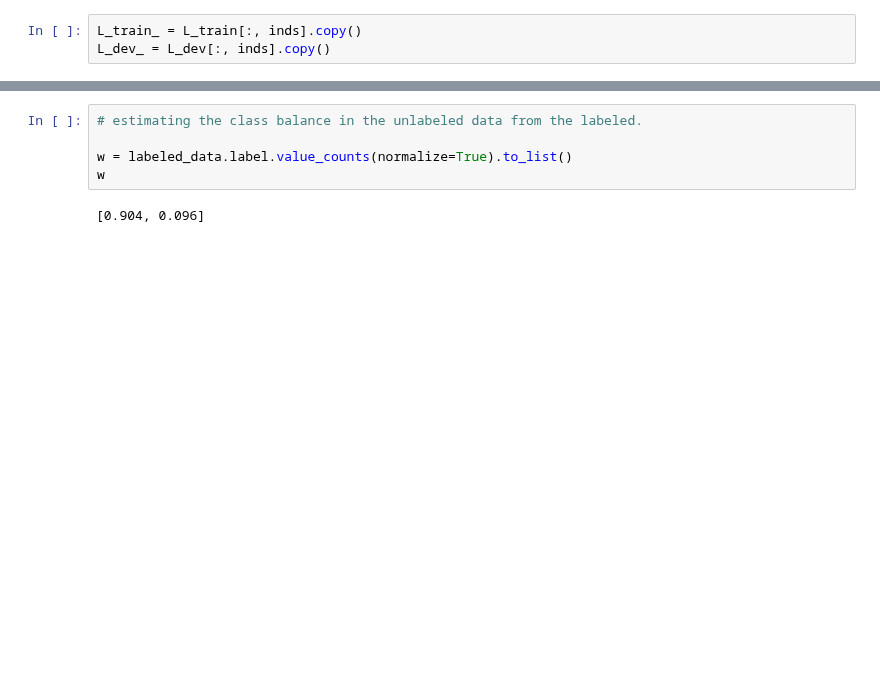
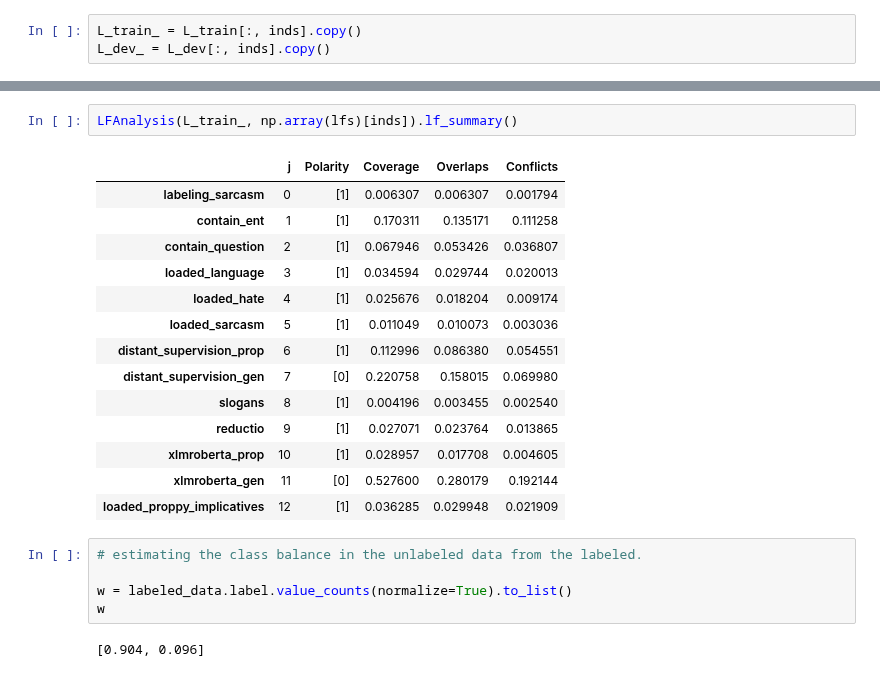
Before and after one commit to iSemantics-ai/Arabic-Propaganda-Detection, a Jupyter notebook: notebooks/labeling_functions.ipynb, the cells around one changed output, grey strips where cells are left out. Saved outputs shown, nothing was run; the diff lists cells and outputs as text; blank space fills up the shorter version.

```diff
--- a/notebooks/labeling_functions.ipynb
+++ b/notebooks/labeling_functions.ipynb
@@ -1059,3 +1052,20 @@ LFAnalysis(L_dev_, np.array(lfs)[inds]).lf_summary(labeled_data.label.values)
+# %%
+LFAnalysis(L_train_, np.array(lfs)[inds]).lf_summary()
+# %% [output]
+|  | j | Polarity | Coverage | Overlaps | Conflicts |
+| labeling_sarcasm | 0 | [1] | 0.006307 | 0.006307 | 0.001794 |
+| contain_ent | 1 | [1] | 0.170311 | 0.135171 | 0.111258 |
+| contain_question | 2 | [1] | 0.067946 | 0.053426 | 0.036807 |
+| loaded_language | 3 | [1] | 0.034594 | 0.029744 | 0.020013 |
+| loaded_hate | 4 | [1] | 0.025676 | 0.018204 | 0.009174 |
+| loaded_sarcasm | 5 | [1] | 0.011049 | 0.010073 | 0.003036 |
+| distant_supervision_prop | 6 | [1] | 0.112996 | 0.086380 | 0.054551 |
+| distant_supervision_gen | 7 | [0] | 0.220758 | 0.158015 | 0.069980 |
+| slogans | 8 | [1] | 0.004196 | 0.003455 | 0.002540 |
+| reductio | 9 | [1] | 0.027071 | 0.023764 | 0.013865 |
+| xlmroberta_prop | 10 | [1] | 0.028957 | 0.017708 | 0.004605 |
+| xlmroberta_gen | 11 | [0] | 0.527600 | 0.280179 | 0.192144 |
+| loaded_proppy_implicatives | 12 | [1] | 0.036285 | 0.029948 | 0.021909 |
 # %%
 # estimating the class balance in the unlabeled data from the labeled.
 
```
Also changed, not shown: parts of 13 cells of this notebook.
